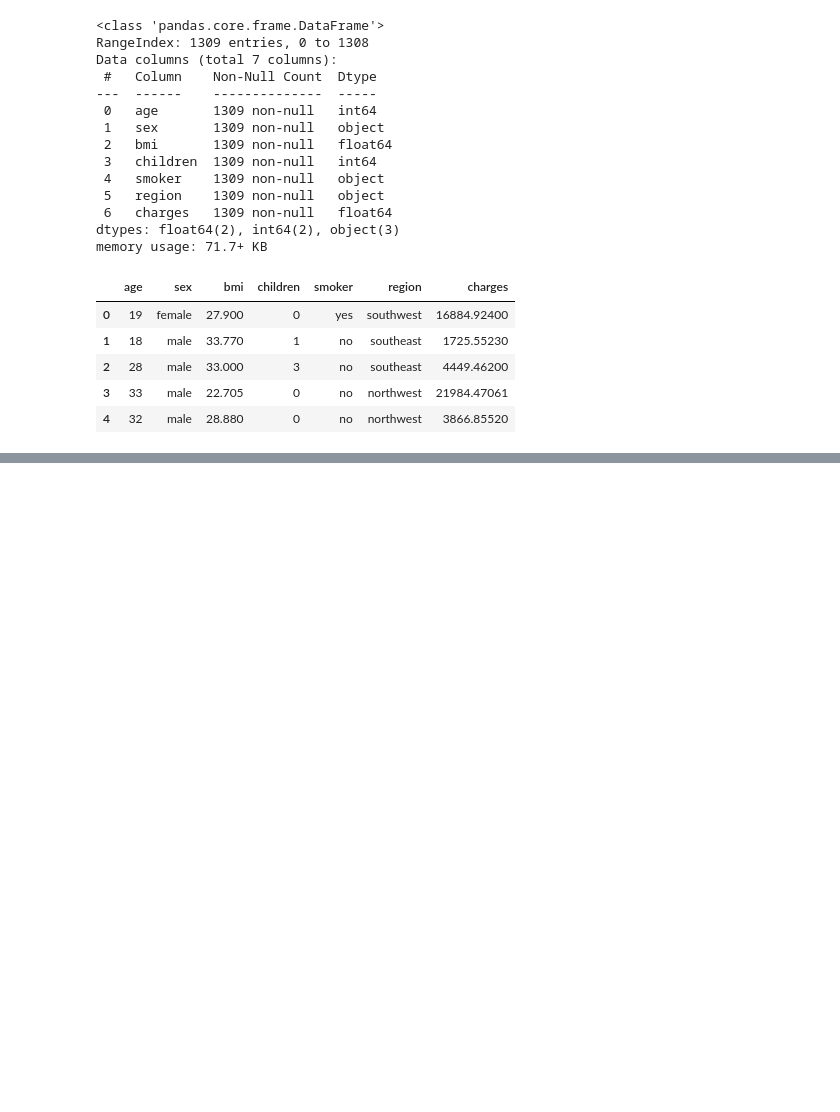
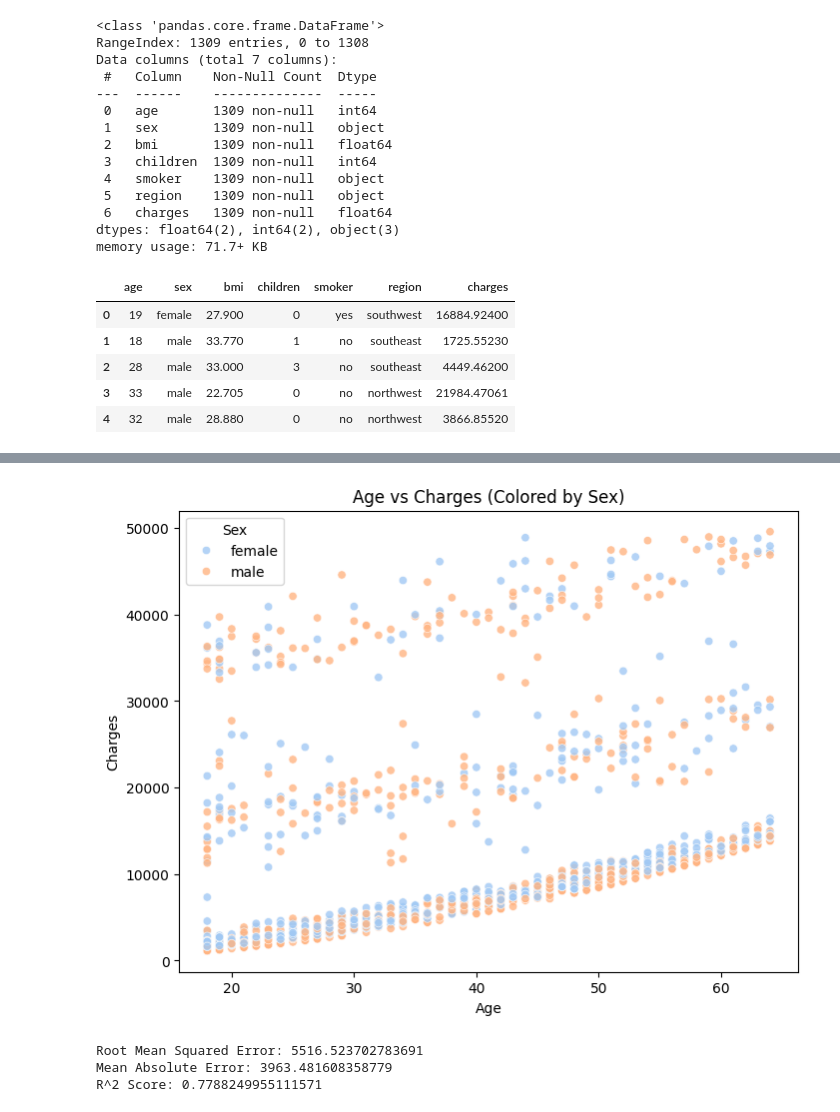
Before and after one commit to manikjain105/Insurance-Predictor, a Jupyter notebook: ins.ipynb, the cells around one changed output, grey strips where cells are left out. Drawn from its saved outputs; the diff is of its cells as text; code cells hidden in the pictures; blank space fills up the shorter version.

```diff
--- a/ins.ipynb
+++ b/ins.ipynb
@@ -177,3 +187,64 @@ memory usage: 71.7+ KB
+# %%
+plt.figure(figsize=(8, 6))
+sns.scatterplot(data=df2, x='age', y='charges', hue='sex', palette='pastel', alpha=0.8)
+plt.title('Age vs Charges (Colored by Sex)')
+plt.xlabel('Age')
+plt.ylabel('Charges')
+plt.legend(title='Sex')
+plt.show()
+# %% [output]
+[figure, added]
+# %%
+from sklearn.pipeline import Pipeline
+from sklearn.model_selection import train_test_split
+from sklearn.preprocessing import StandardScaler, OneHotEncoder
+from sklearn.compose import ColumnTransformer
+from sklearn.ensemble import RandomForestRegressor
+from sklearn.metrics import mean_squared_error, r2_score, mean_absolute_error,root_mean_squared_error
+
+# Assume df2 is the DataFrame with the features and target variable
+
+# Separate features and target
+X = df2.drop("charges", axis=1)
+y = df2["charges"]
+
+# Identify categorical and numerical columns
+categorical_columns = X.select_dtypes(include=['object']).columns
+numerical_columns = X.select_dtypes(exclude=['object']).columns
+
+# Define the column transformer
+preprocessor = ColumnTransformer([
+    ('encoder', OneHotEncoder(), categorical_columns),    # Apply OneHotEncoder to categorical columns
+    ('scaler', StandardScaler(), numerical_columns)       # Apply StandardScaler to numerical columns
+])
+
+# Define the pipeline with preprocessor and model
+pipeline = Pipeline([
+    ('preprocessor', preprocessor),
+    ('model', LinearRegression())
+])
+
+# Split data into training and test sets
+X_train, X_test, y_train, y_test = train_test_split(X, y, test_size=0.2, random_state=42)
+
+# Train the pipeline on the training data
+pipeline.fit(X_train, y_train)
+
+# Make predictions on the test set
+y_pred = pipeline.predict(X_test)
+
+# Evaluate the model
+rmse = root_mean_squared_error(y_test,y_pred)
+mae = mean_absolute_error(y_test, y_pred)
+r2 = r2_score(y_test, y_pred)
+
+print(f"Root Mean Squared Error: {rmse}")
+print(f"Mean Absolute Error: {mae}")
+print(f"R^2 Score: {r2}")
+# %% [output]
+Root Mean Squared Error: 5516.523702783691
+Mean Absolute Error: 3963.481608358779
+R^2 Score: 0.7788249955111571
 # %%
 from sklearn.pipeline import Pipeline
 from sklearn.model_selection import train_test_split
```
Also changed, not shown: parts of 21 cells of this notebook, 2 other files.
